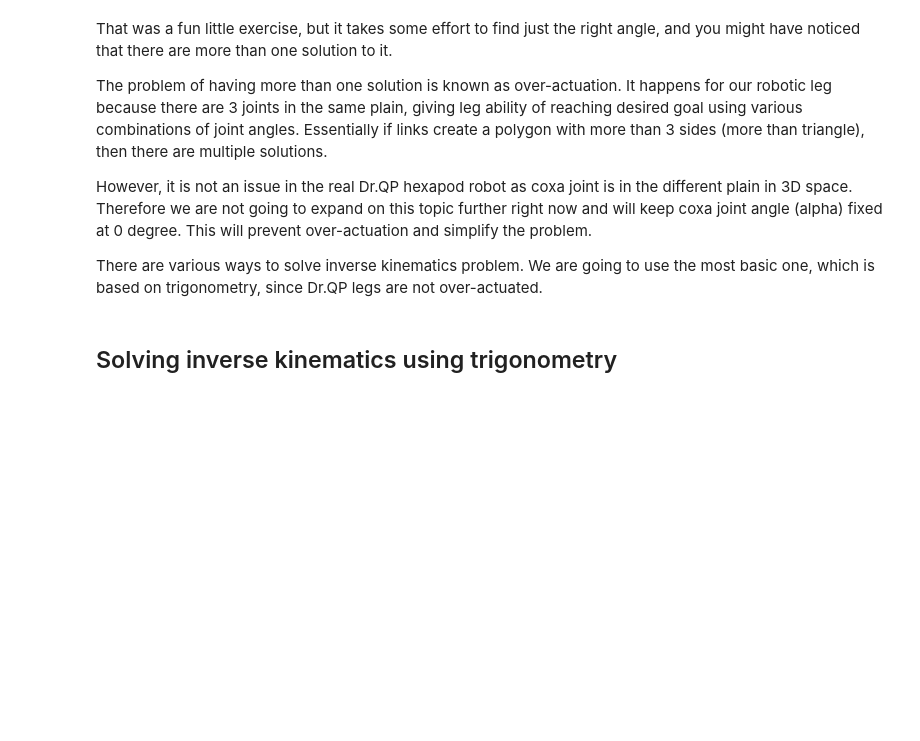
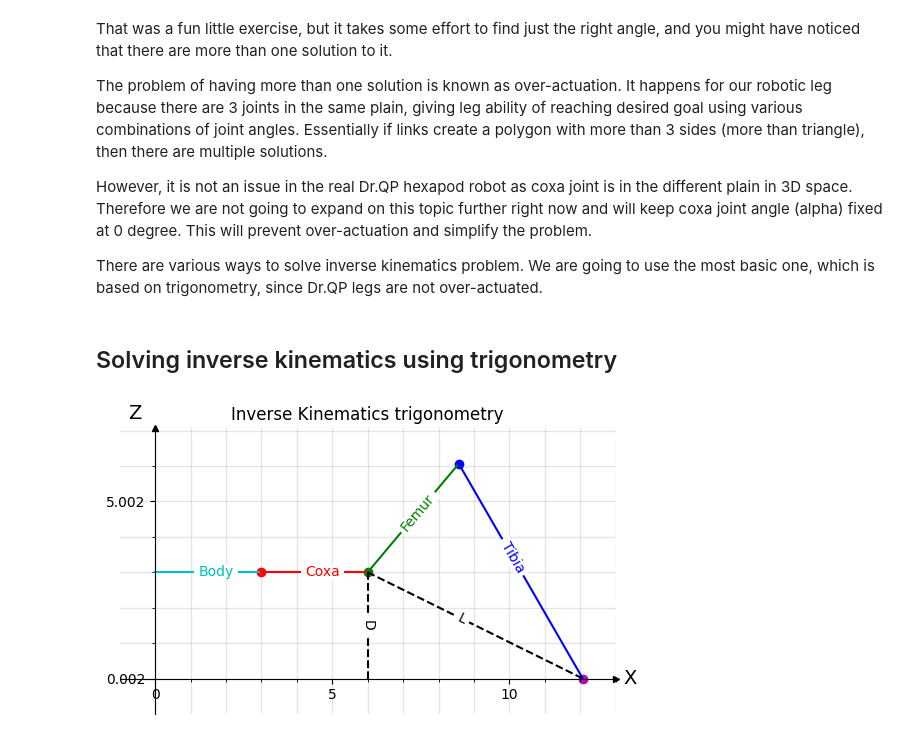
Before and after one commit to Dr-QP/Dr.QP, a Jupyter notebook: packages/runtime/drqp_brain/notebooks/getting_started_with_robot_ik.ipynb, the cells around one changed output. Drawn from its saved outputs; the diff is of its cells as text; code cells hidden in the pictures; blank space fills up the shorter version.

```diff
--- a/packages/runtime/drqp_brain/notebooks/getting_started_with_robot_ik.ipynb
+++ b/packages/runtime/drqp_brain/notebooks/getting_started_with_robot_ik.ipynb
@@ -167,18 +173,18 @@ There are various ways to solve inverse kinematics problem. We are going to use
 # %%
 %matplotlib inline
 
-# from inline_labels import add_inline_labels
+from inline_labels import add_inline_labels
 
-# start=Point(0, 3)
-# model = forward_kinematics(coxa_length, femur_length, tibia_length, 0, 50, -110, start=start)
+model = forward_kinematics(coxa_length, femur_length, tibia_length, 0, 50, -110, start_z=3)
 
-# fig, ax, _, _ = plot_leg_with_points(model, 'Inverse Kinematics trigonometry', no_link_labels=True)
+fig, ax, _, _ = plot_leg_with_points(model, 'Inverse Kinematics trigonometry', no_link_labels=True, no_joint_labels=True)
 
-# # coxa_joint, femur_joint, tibia_joint, foot = points
-# # ax.plot([femur_joint.x, foot.x], [femur_joint.y, foot.y], 'k--', label='L')
+body, coxa, femur, tibia = model
+ax.plot([coxa.end.x, tibia.end.x], [coxa.end.y, tibia.end.y], 'k--', label='L')
+ax.plot([coxa.end.x, coxa.end.x], [coxa.end.y, 0], 'k--', label='D')
 
-# ax.plot([femur_joint.x, femur_joint.x], [femur_joint.y, 0], 'k--', label='D')
-
-# add_inline_labels(ax, with_overall_progress=False, fontsize='medium')
+add_inline_labels(ax, with_overall_progress=False, fontsize='medium')
 
 pass
+# %% [output]
+[figure, added]
```
Also changed, not shown: parts of 4 cells of this notebook, 1 other file.
